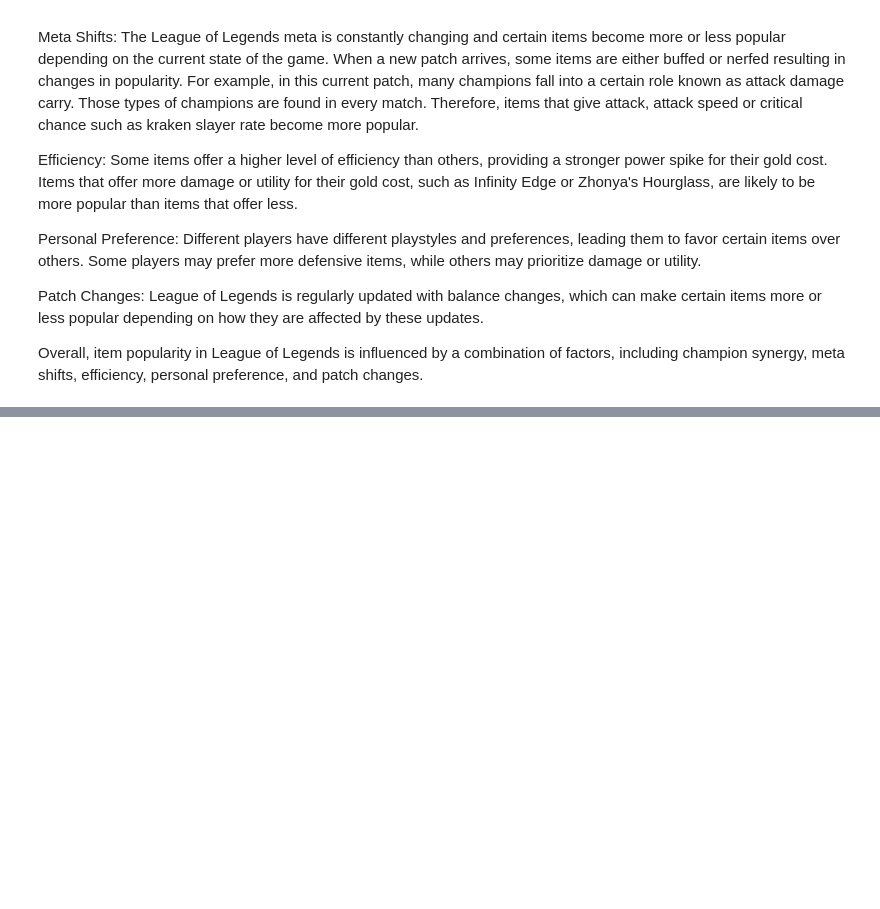
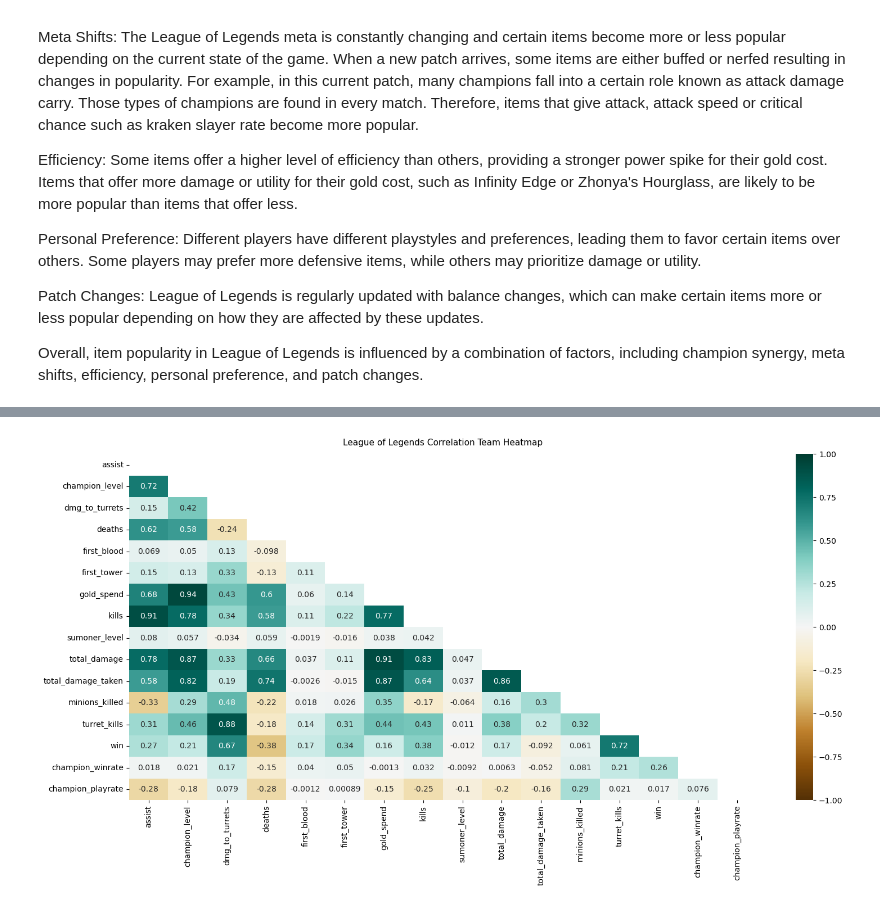
Before and after one commit to ThinhHong/Personal-Projects, a Jupyter notebook: League/Data Analysis.ipynb, the cells around one changed output, grey strips where cells are left out. Cells and saved outputs as stored; diff of their text form; code cells hidden in the pictures; blank space fills up the shorter version.

```diff
--- a/League/Data Analysis.ipynb
+++ b/League/Data Analysis.ipynb
@@ -430,0 +456,5 @@ Overall, item popularity in League of Legends is influenced by a combination of
+# %%
+df_teams = df.groupby(['match_id','side']).sum()
+df_teams = df_teams[['assist','champion_level','dmg_to_turrets','deaths','first_blood','first_tower','gold_spend','kills','sumoner_level','total_damage','total_damage_taken','minions_killed','turret_kills','win','champion_winrate','champion_playrate']]
+df_teams['win'] = df_teams['win']/5
+df_teams
@@ -430,0 +492,7 @@ Overall, item popularity in League of Legends is influenced by a combination of
+# %%
+plt.figure(figsize = (18,8))
+triangle_mask = np.triu(np.ones_like(df_teams.corr(), dtype=bool))
+heatmap = sns.heatmap(df_teams.corr(),mask=triangle_mask, vmin=-1, vmax=1, annot=True, cmap='BrBG')
+heatmap.set_title('League of Legends Correlation Team Heatmap',fontdict={'fontsize':11},pad=11);
+# %% [output]
+[figure, added]
```
Also changed, not shown: parts of 17 cells of this notebook, 1 other file.
